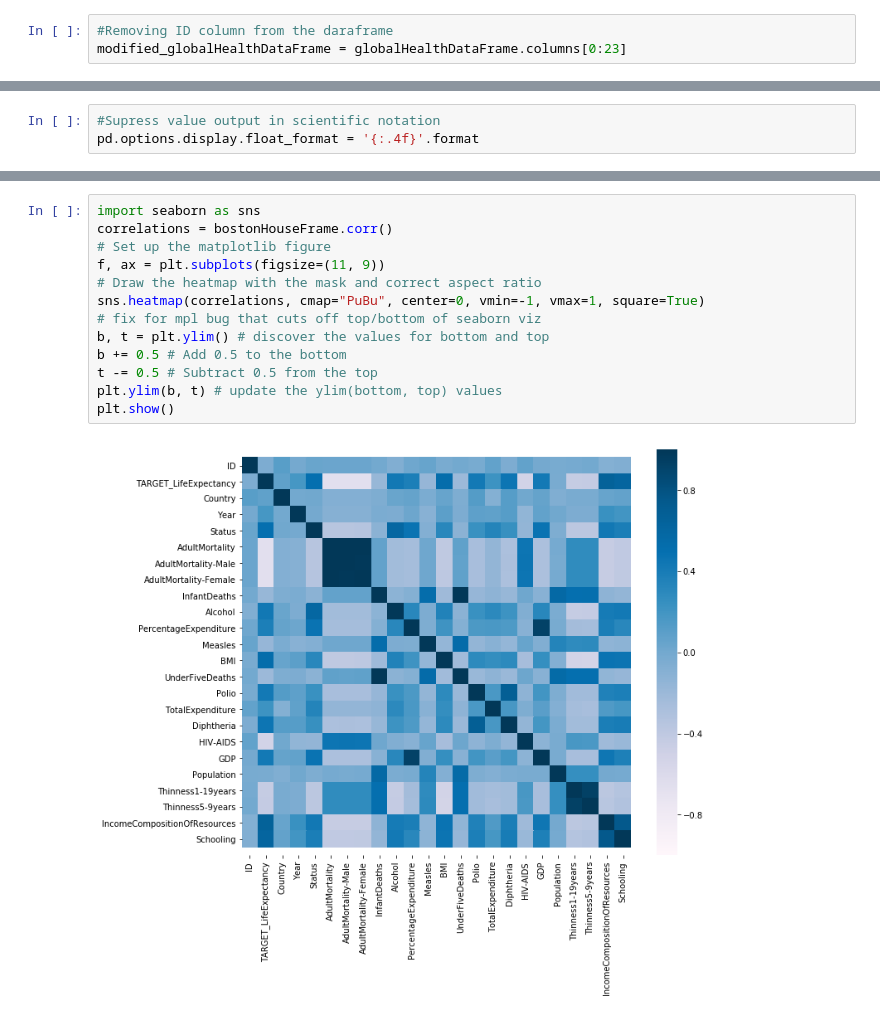
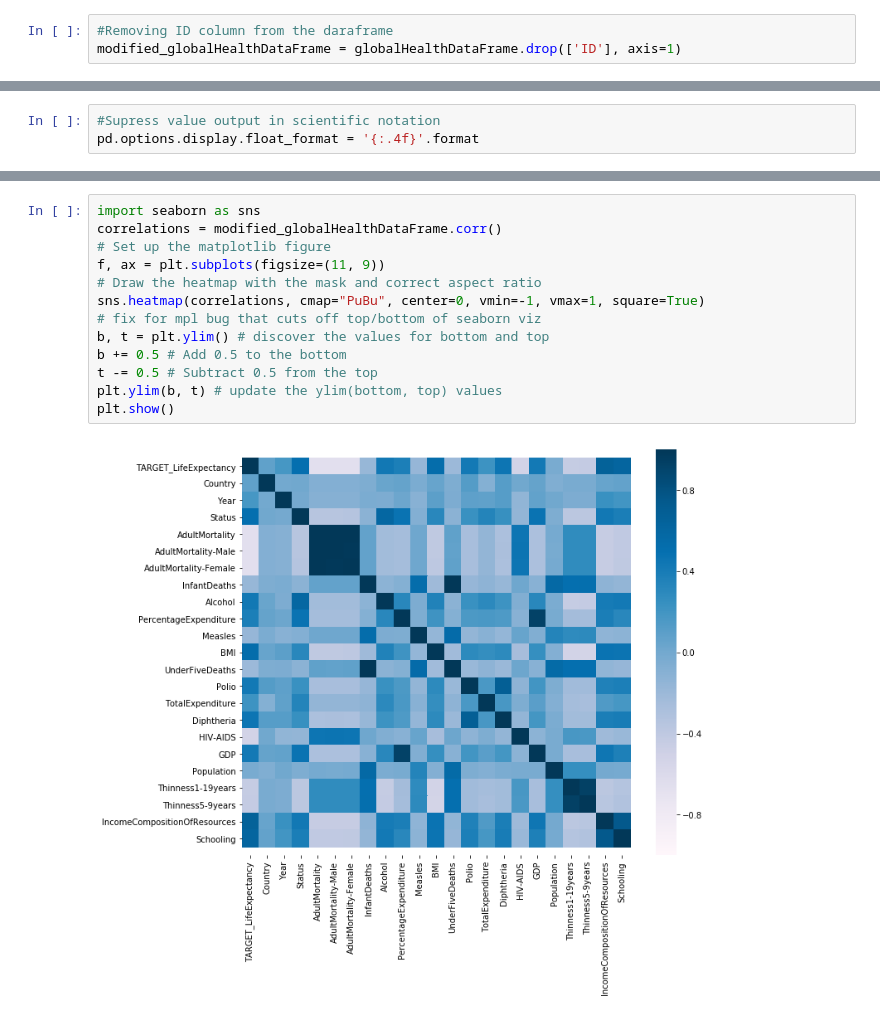
Before and after one commit to harindukodi/CML-Assignment-I, a Jupyter notebook: s3763840-Assignment-I.ipynb, the cells around one changed output, grey strips where cells are left out. Saved outputs shown, nothing was run; the diff lists cells and outputs as text.

```diff
--- a/s3763840-Assignment-I.ipynb
+++ b/s3763840-Assignment-I.ipynb
@@ -10,7 +10,7 @@ globalHealthDataFrame= pd.read_csv('s3://rmit-ml-2020s1-lab-data/Assignment1_dat
             delimiter=',')
 # %%
 #Removing ID column from the daraframe
-modified_globalHealthDataFrame = globalHealthDataFrame.columns[0:23]
+modified_globalHealthDataFrame = globalHealthDataFrame.drop(['ID'], axis=1)
 # %%
 globalHealthDataFrame.describe()
 # %% [output]
@@ -68,15 +77,15 @@ plt.show()
 # %%
 import seaborn as sns
-correlations = bostonHouseFrame.corr()
+correlations = modified_globalHealthDataFrame.corr()
 # Set up the matplotlib figure
 f, ax = plt.subplots(figsize=(11, 9))
 # Draw the heatmap with the mask and correct aspect ratio
 sns.heatmap(correlations, cmap="PuBu", center=0, vmin=-1, vmax=1, square=True)
 # fix for mpl bug that cuts off top/bottom of seaborn viz
 b, t = plt.ylim() # discover the values for bottom and top
 b += 0.5 # Add 0.5 to the bottom
 t -= 0.5 # Subtract 0.5 from the top
 plt.ylim(b, t) # update the ylim(bottom, top) values
 plt.show()
 # %% [output]
-[figure, old version]
+[figure, new version]
```
Also changed, not shown: parts of 10 cells of this notebook.
